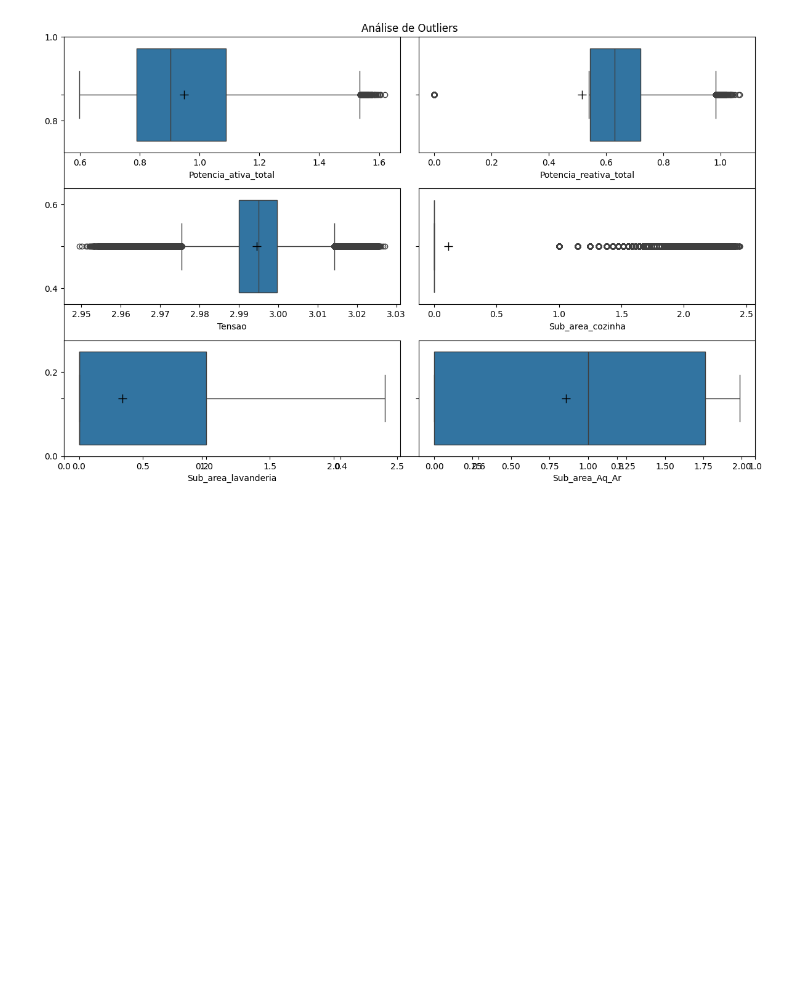
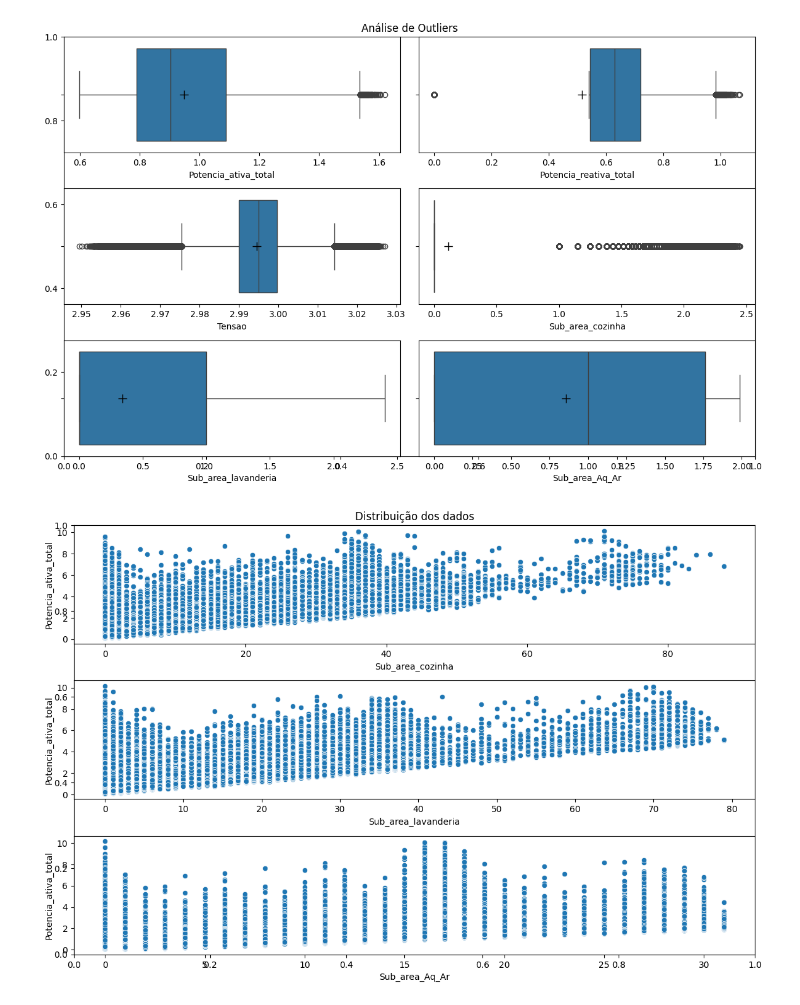
Before and after one commit to rochamarcio/ELETRICIDADE, a Jupyter notebook: src/prep/Elet_prep.ipynb, the cells around one changed output. Drawn from its saved outputs; the diff is of its cells as text; code cells hidden in the pictures; blank space fills up the shorter version.

```diff
--- a/src/prep/Elet_prep.ipynb
+++ b/src/prep/Elet_prep.ipynb
@@ -333,5 +341,16 @@ for i,var in enumerate(coluna):
 fig.tight_layout()
 # %% [output]
 [figure]
+# %%
+coluna = ['Sub_area_cozinha','Sub_area_lavanderia','Sub_area_Aq_Ar']
+fig = plt.figure(figsize=(12,8))
+plt.title('Distribuição dos dados')
+for i,var in enumerate(coluna):
+    fsub = plt.subplot(3, 1, i+1)
+    ax = sns.scatterplot(x=var, y='Potencia_ativa_total', data=df_sample)
+    #ax.get_figure().savefig("Dispersão dos dados.png")
+fig.tight_layout()
+# %% [output]
+[figure, added]
 # %%
 df_cop1.to_csv('estudo_de_consumo.csv', index=False,encoding="utf-8")
```
Also changed, not shown: parts of 3 cells of this notebook, 2 other files.
